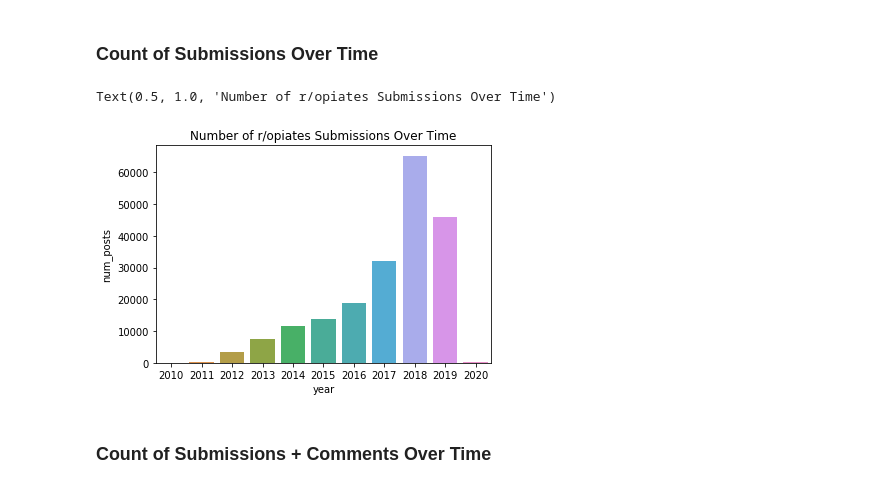
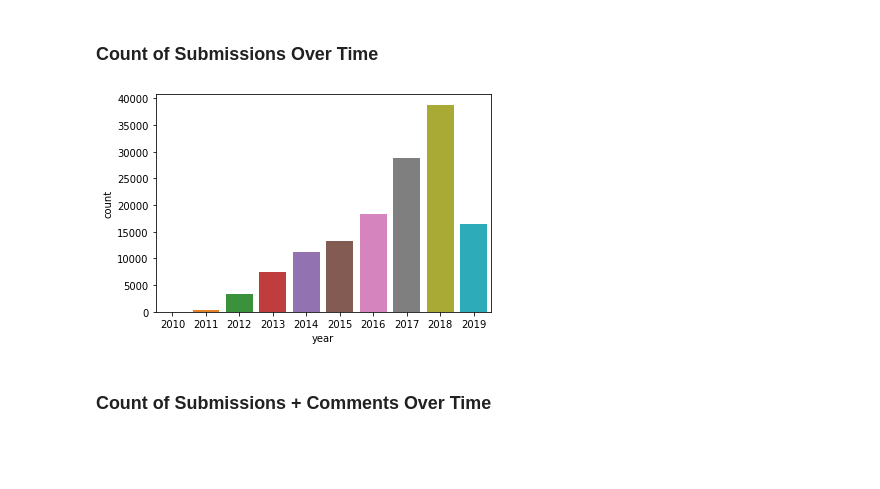
Before and after one commit to akilby/drug_pricing, a Jupyter notebook: notebooks/summary.ipynb, the cells around one changed output. Saved outputs shown, nothing was run; the diff lists cells and outputs as text; code cells hidden in the pictures; blank space fills up the shorter version.

```diff
--- a/notebooks/summary.ipynb
+++ b/notebooks/summary.ipynb
@@ -45,14 +48,17 @@ sns.barplot(x="date", y="hash", data=df_19)
 # %% [markdown]
 ### Count of Submissions Over Time
-# %%
-count_df = sub_df.groupby("year").count().reset_index().loc[:, ["year", "_id"]]
-count_df.columns = ["year", "num_posts"]
-norm_posts: List[float] = [p / u for p, u in zip(count_df["num_posts"], user_counts)]
-ax = sns.barplot(x=count_df.year, y=count_df["num_posts"])
-ax.set_title("Number of r/opiates Submissions Over Time")
-# %% [output]
-Text(0.5, 1.0, 'Number of r/opiates Submissions Over Time')
-[figure, removed]
+# %%
+# format data
+query = list(SubmissionPost.objects.aggregate(year_count_pipeline))
+years = [str(it["_id"]["year"]) for it in query]
+submission_counts = [it["count"] for it in query]
+df = pd.DataFrame({"year": years, "count": submission_counts})
+
+# plot
+sns.barplot(x="year", y="count", data=df)
+plt.show()
+# %% [output]
+[figure, added]
 # %% [markdown]
 ### Count of Submissions + Comments Over Time
 # %%
```
Also changed, not shown: parts of 32 cells of this notebook, 3 other files.
